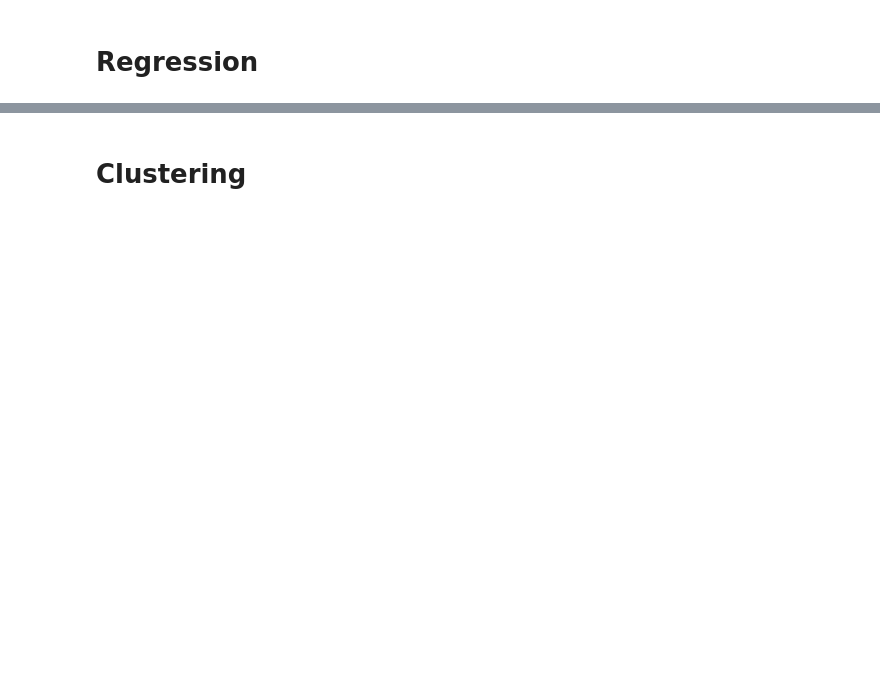
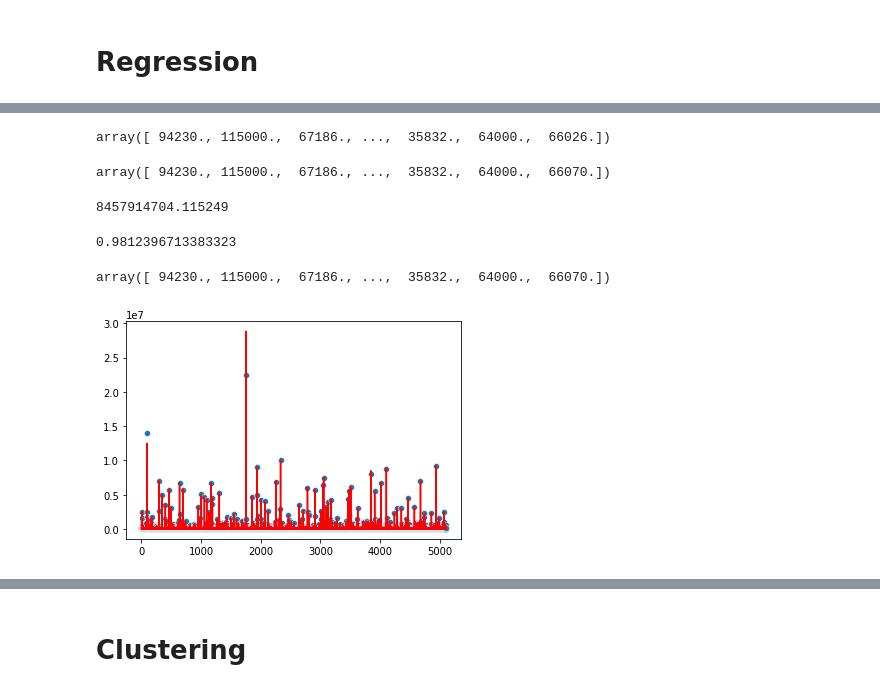
Before and after one commit to CAP5610-Group-Project/StackOverflow-Survey-Project, a Jupyter notebook: ML_model.ipynb, the cells around one changed output, grey strips where cells are left out. Cells and saved outputs as stored; diff of their text form; code cells hidden in the pictures; blank space fills up the shorter version.

```diff
--- a/ML_model.ipynb
+++ b/ML_model.ipynb
@@ -37,0 +210,5 @@ mlpc.score(X_test, y_test)
+# %%
+X_train_com_r, X_test_com_r, y_train_com_r, y_test_com_r = \
+pd.read_csv("X_train_r"), pd.read_csv("X_test_r"), pd.read_csv("y_train_r"), pd.read_csv("y_test_r"),
+# %%
+X_t_train_r, X_val_r, y_t_train_r, y_val_r  = train_test_split(X_train_com_r, y_train_com_r, test_size=0.2)
@@ -38,4 +230,4 @@ mlpc.score(X_test, y_test)
 # %%
 dtR = DecisionTreeRegressor()
 # %%
-dtR.fit(X_train_r, y_train_r)
+dtR.fit(X_t_train_r, y_t_train_r)
@@ -45,0 +236,2 @@ dtR.score(X_test_r, y_test_r)
+# %%
+preds_dtR = dtR.predict(X_val_r)
@@ -46,2 +258,29 @@ dtR.score(X_test_r, y_test_r)
+# %%
+preds_dtR
+# %% [output]
+array([ 94230., 115000.,  67186., ...,  35832.,  64000.,  66026.])
+# %%
+y_val_r.to_numpy().reshape(-1)
+# %% [output]
+array([ 94230., 115000.,  67186., ...,  35832.,  64000.,  66070.])
+# %%
+mean_squared_error(y_val_r.to_numpy().reshape(-1), preds_dtR)
+# %% [output]
+8457914704.115249
+# %%
+r2_score(y_val_r, preds_dtR)
+# %% [output]
+0.9812396713383323
+# %%
+y_val_r.to_numpy().reshape(-1)
+# %% [output]
+array([ 94230., 115000.,  67186., ...,  35832.,  64000.,  66070.])
+# %%
+plt.Figure(dpi=200)
+sns.scatterplot(x=range(len(y_val_r)), y=y_val_r.to_numpy().reshape(-1))
+sns.lineplot(x=range(len(y_val_r)), y=preds_dtR, color="r")
+plt.show()
+# %% [output]
+[figure, added]
 # %%
 lr = LinearRegression()
```
Also changed, not shown: parts of 116 cells of this notebook, 15 other files.
